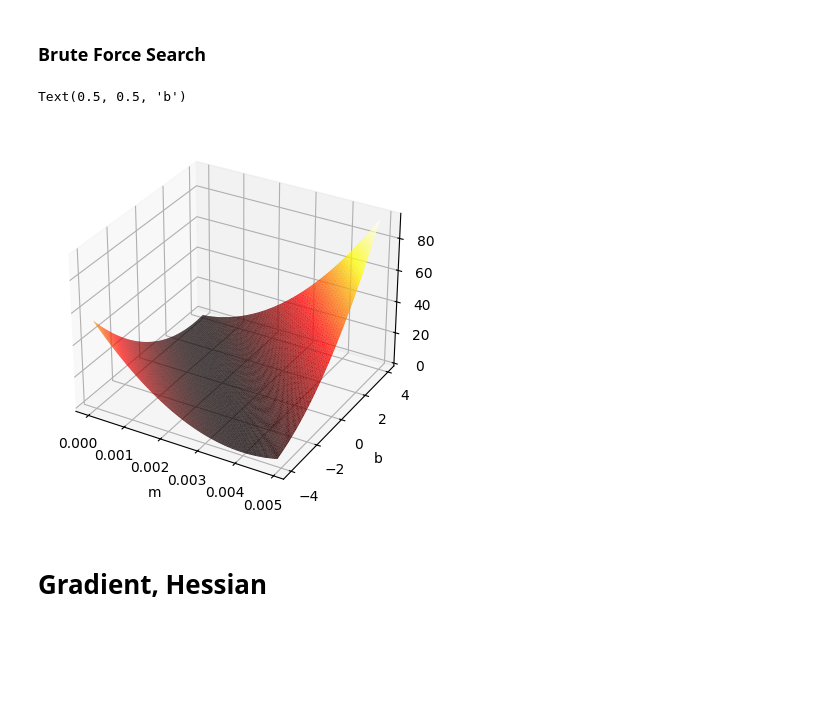
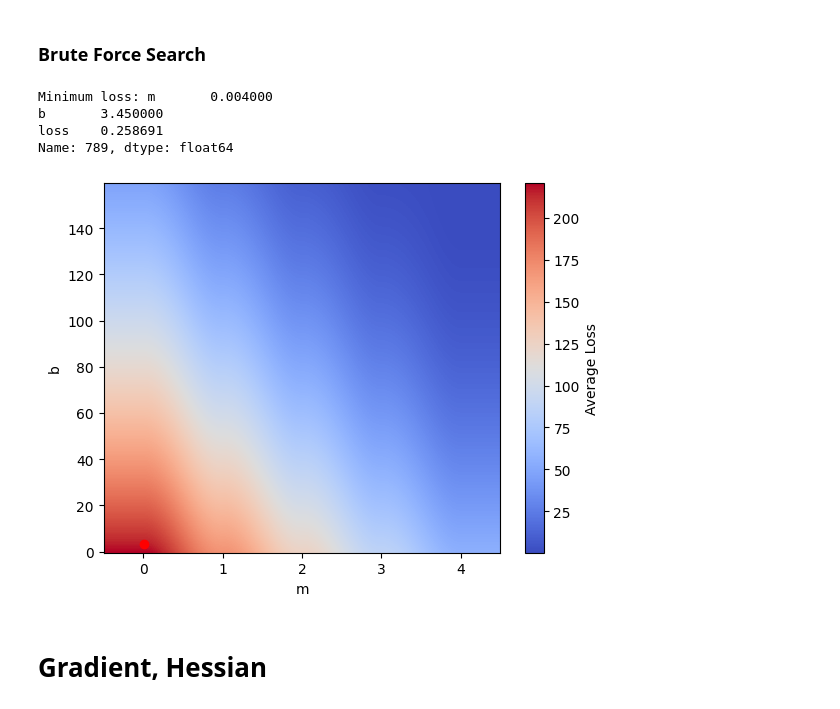
Before and after one commit to rhudaj/PythonML, a Jupyter notebook: lectures/L02/L02.ipynb, the cells around one changed output. Cells and saved outputs as stored; diff of their text form; code cells hidden in the pictures; blank space fills up the shorter version.

```diff
--- a/lectures/L02/L02.ipynb
+++ b/lectures/L02/L02.ipynb
@@ -135,11 +119,13 @@ plot3DModel(ax, model, D)
 # %%
 # Plot the expected loss, x-axis = m, y-axis = b and z-axis = loss (color indicates size)
 m_b_loss = []
-for m in np.arange(0, 0.005, 0.0001):
+for m in np.arange(0, 0.005, 0.001):
     for b in np.arange(-4, 4, 0.05):
-        model = get_linear_model(np.array([m]), b)
-        loss = get_loss_function(model)
-        exp_loss = sum([loss(data.loc[i, 'SAT'], data.loc[i, 'GPA']) for i in data.index]) / len(data.index)
-        m_b_loss.append([m, b, exp_loss])
+        model = get_linear_model(np.array([m, 0]), b)  # Ensure model takes a 2D vector
+        loss_func = get_loss_function(model)
+        # L: loss_func(first 2 columns of D (as ndarray) at row i, 3rd column of D (as float) at row i) for every row i in D:
+        L = [ loss_func(D.iloc[i, 0:2].values, D.iloc[i, 2]) for i in D.index ]
+        # L = [ (model(D.iloc[i, 0:2].values) - D.iloc[i, 2])**2 for i in D.index ]
+        m_b_loss.append([m, b, avg_loss(L)])
 
 m_b_loss = pd.DataFrame(m_b_loss, columns=['m', 'b', 'loss'])
@@ -156,14 +132,33 @@ plt.show()
-# %%
-# Plot as 3D (loss = height)
-m_b_loss = m_b_loss.astype(float)  # Ensure all columns are float
-fig = plt.figure()
-ax = fig.add_subplot(111, projection='3d')
-ax.plot_trisurf(m_b_loss['m'], m_b_loss['b'], m_b_loss['loss'], cmap='hot')
-ax.set_xlabel('m')
-ax.set_ylabel('b')
-# %% [output]
-Text(0.5, 0.5, 'b')
-[figure, removed]
+# %%
+# find the index of the minimum average loss:
+min_loss_idx = m_b_loss['loss'].idxmin()
+# Find the x,y coordinates of the minimum loss point in the pivot table
+min_loss = m_b_loss.iloc[min_loss_idx]
+m_min = min_loss['m']
+b_min = min_loss['b']
+print(f"Minimum loss: {min_loss}")
+# %% [output]
+Minimum loss: m       0.004000
+b       3.450000
+loss    0.258691
+Name: 789, dtype: float64
+# %%
+# Pivot the m_b_loss DataFrame to create a matrix suitable for imshow
+pivot_table = m_b_loss.pivot_table(values='loss', index='b', columns='m')
+fig, ax = plt.subplots()
+cax = ax.imshow(pivot_table, aspect='auto', cmap='coolwarm', origin='lower')
+cbar = fig.colorbar(cax, ax=ax, label='Average Loss')
+ax.set_xlabel('m')
+ax.set_ylabel('b')
+
+# Plot the minimum loss point on the graph:
+min_loss = m_b_loss.iloc[min_loss_idx]
+# Plot a red point at the minimum loss
+ax.plot(m_min, b_min, 'ro')
+# show the plot
+plt.show()
+# %% [output]
+[figure, added]
 # %% [markdown]
 # Gradient, Hessian
 # %% [markdown]
```
Also changed, not shown: parts of 6 cells of this notebook, 3 other files.
